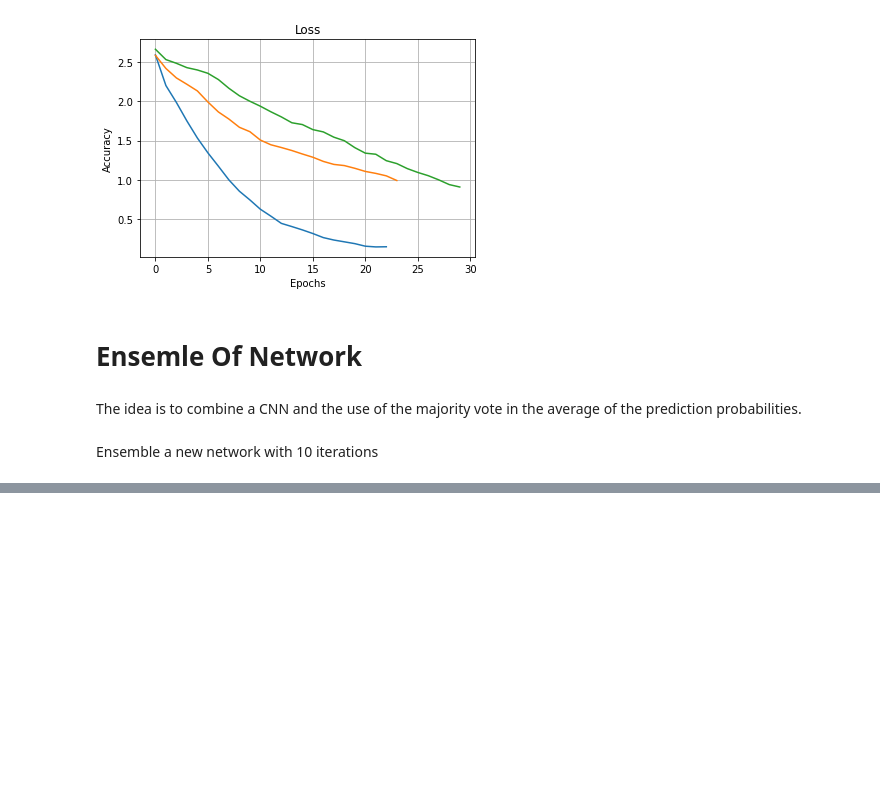
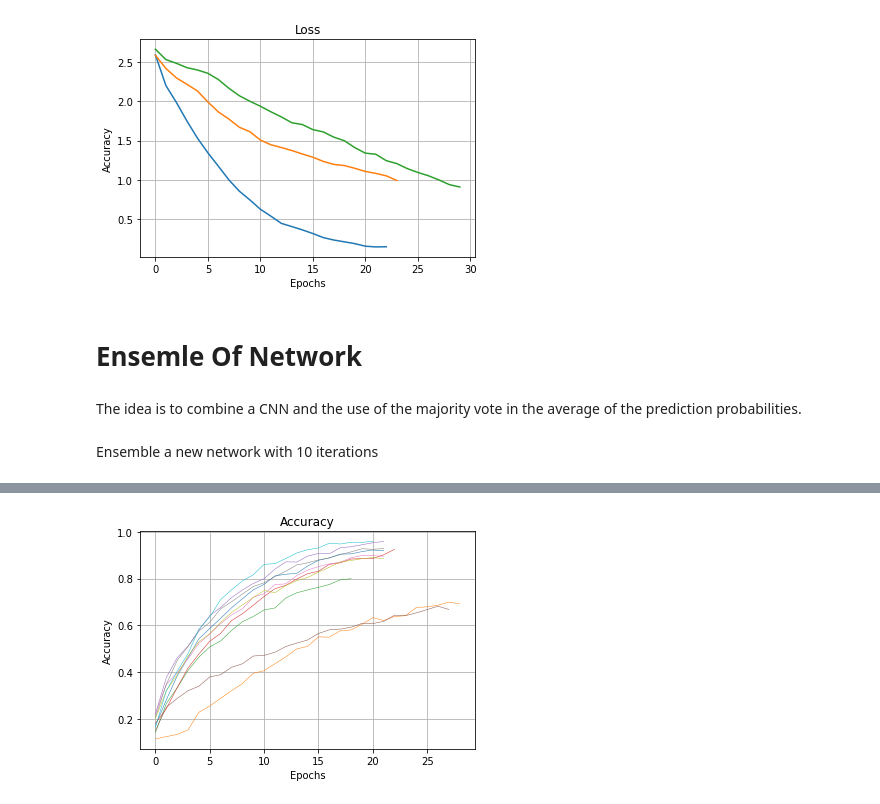
Before and after one commit to Gideon996/Computer-Vision-2020, a Jupyter notebook: Point_Two.ipynb, the cells around one changed output, grey strips where cells are left out. Saved outputs shown, nothing was run; the diff lists cells and outputs as text; code cells hidden in the pictures; blank space fills up the shorter version.

```diff
--- a/Point_Two.ipynb
+++ b/Point_Two.ipynb
@@ -398,0 +409,9 @@ Now we calculate the
+# %%
+plt.title("Accuracy")
+plt.xlabel("Epochs")
+plt.ylabel("Accuracy")
+for p in accuracy:
+    plt.plot(p,linewidth=0.5)
+plt.grid()
+# %% [output]
+[figure, added]
```
Also changed, not shown: parts of 5 cells of this notebook.
